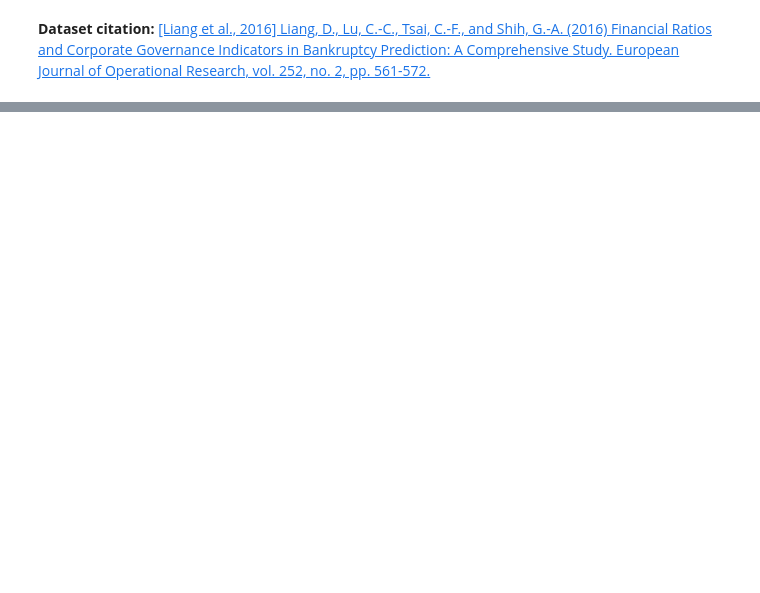
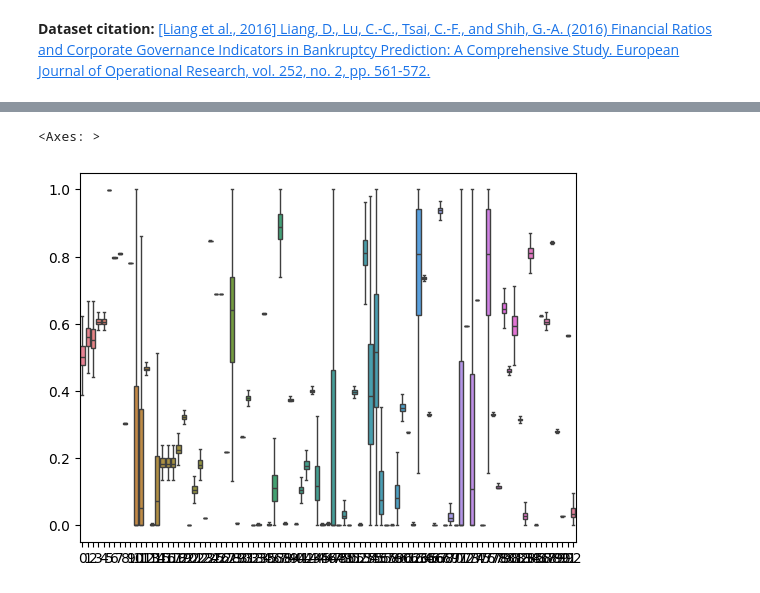
Before and after one commit to rsouza/MasterClassUseCase, a Jupyter notebook: 1_Classification/Company_Bankruptcy/classification_task_instruction_jupyter_af.ipynb, the cells around one changed output, grey strips where cells are left out. Cells and saved outputs as stored; diff of their text form; code cells hidden in the pictures; blank space fills up the shorter version.

```diff
--- a/1_Classification/Company_Bankruptcy/classification_task_instruction_jupyter_af.ipynb
+++ b/1_Classification/Company_Bankruptcy/classification_task_instruction_jupyter_af.ipynb
@@ -111,0 +264,9 @@ df = pd.read_csv(zf.open('Company_Bankruptcy.csv'))
+# %%
+scaler_minmax = MinMaxScaler()
+scaler_minmax.fit(df_float)
+
+df_float_scaled_minmax_afteroutlier = scaler_minmax.transform(df_float)
+sns.boxplot(data=df_float_scaled_minmax_afteroutlier,showfliers=False)
+# %% [output]
+<Axes: >
+[figure, added]
```
Also changed, not shown: parts of 99 cells of this notebook.
